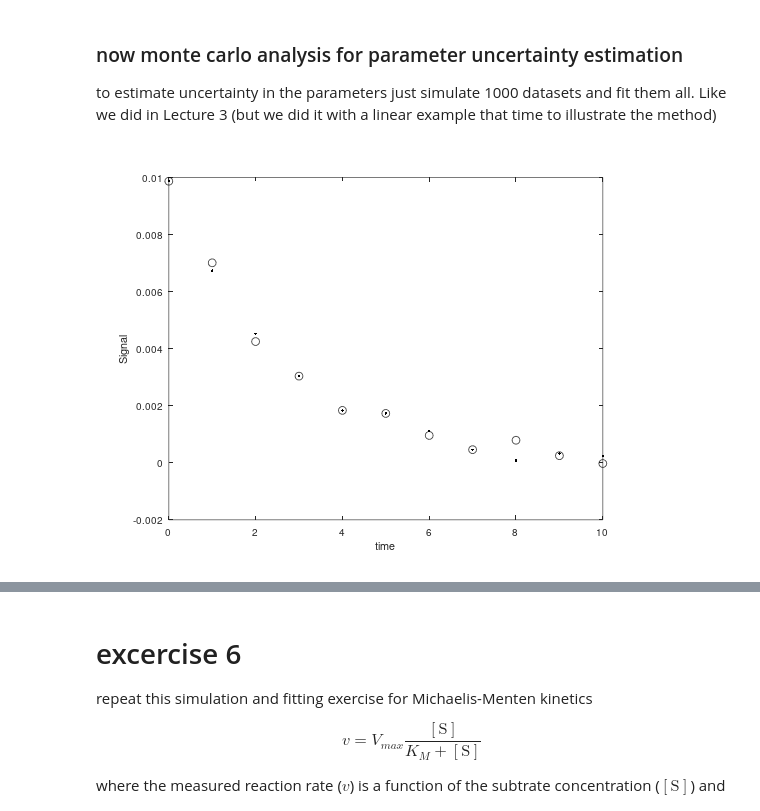
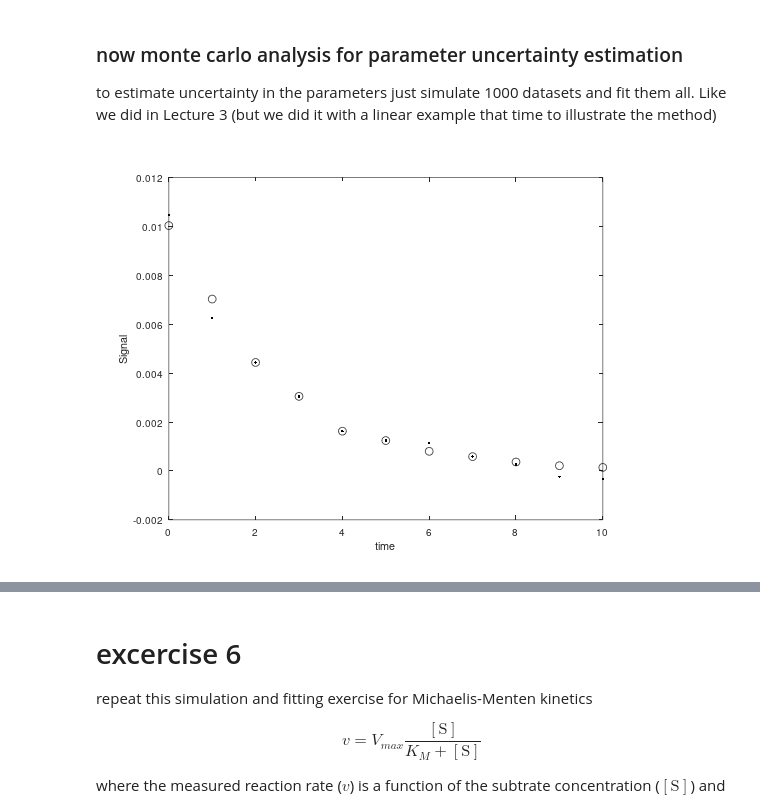
Before and after one commit to skotssd/geochemicalscripts, a Jupyter notebook: randomnumericalmethods/LECTURE4_nonlinear_regression.ipynb, the cells around one changed output, grey strips where cells are left out. Saved outputs shown, nothing was run; the diff lists cells and outputs as text; code cells hidden in the pictures.

```diff
--- a/randomnumericalmethods/LECTURE4_nonlinear_regression.ipynb
+++ b/randomnumericalmethods/LECTURE4_nonlinear_regression.ipynb
@@ -149,30 +148,30 @@ to estimate uncertainty in the parameters just simulate 1000 datasets and fit th
 # %%
 residuals=N-Nbst; sestimate=std(residuals);
 
 % need to make simulated dataset
 
 count = 1:length(N); % an integer vector with an entry in order per each point in the data
 
 % replacing all data seems to work better
 
 %noreplace=round(length(N)/3); % replace 1/3 of the datapoints
 noreplace=round(length(N)/2); % replace 1/2 of the datapoints
 %noreplace=round(length(N)/1); % replace all of the datapoints
 
 indexreplace = randsample(count,noreplace); % pick at random wich of the 1/3 of the points to replace.
 
 Nnew=Nbst; % initialize the simulated data just as the original data.
 Nnew=N; % initialize the simulated data just as the original data.
 
 for i=1:length(indexreplace)
-    Nnew(indexreplace(i))=Nbst(indexreplace(i))+randn(1,1)*sestimate;
+    Nnew(indexreplace(i))=Nbst(indexreplace(i))+randn(1,1)*sestimate*3;
 end
 
 graphics_toolkit ("notebook")
 plot(t,N,'ko',t,Nnew,'k.')
 xlabel('time'); ylabel('Signal')
 # %% [output]
-[figure, old version]
+[figure, new version]
 # %%
 % monte carlo analysis
 
```
Also changed, not shown: parts of 4 cells of this notebook.
